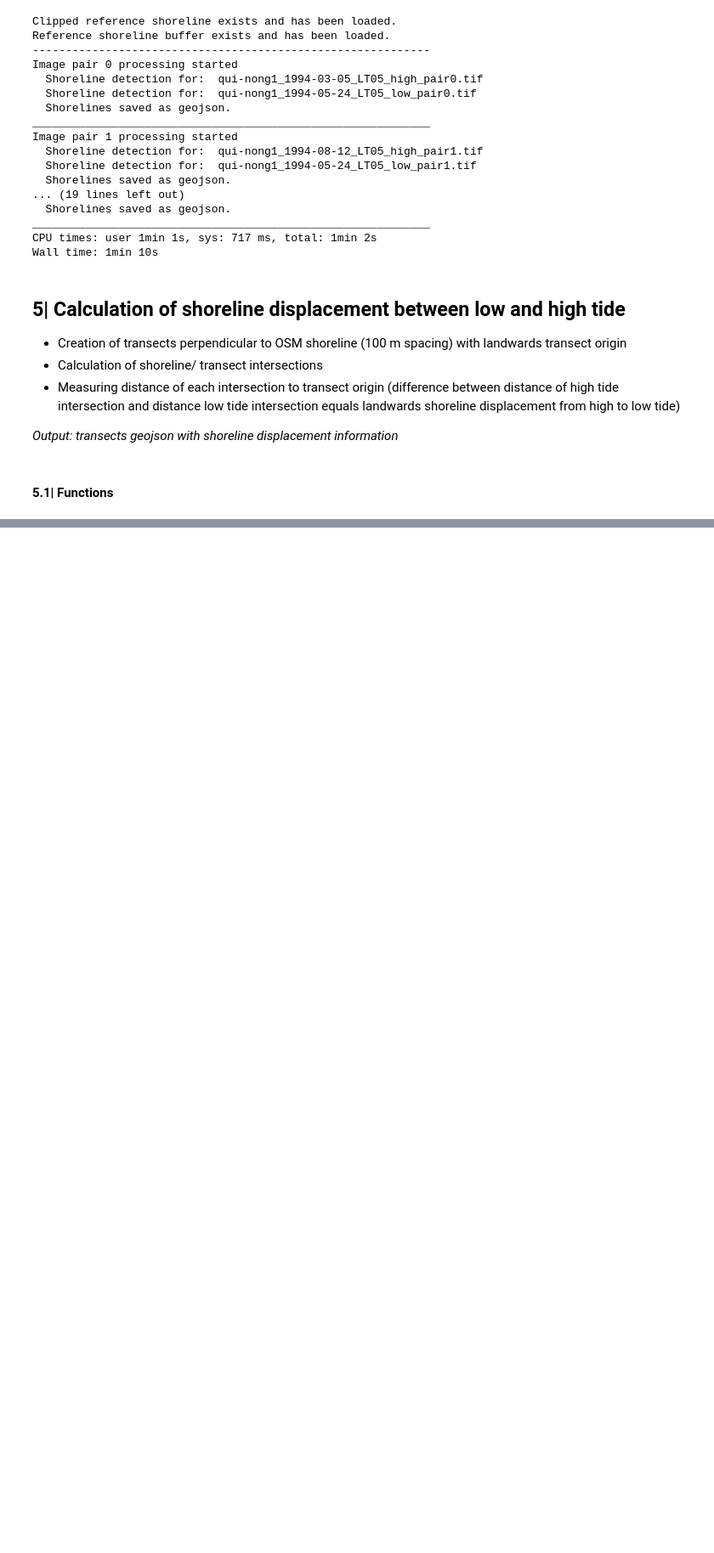
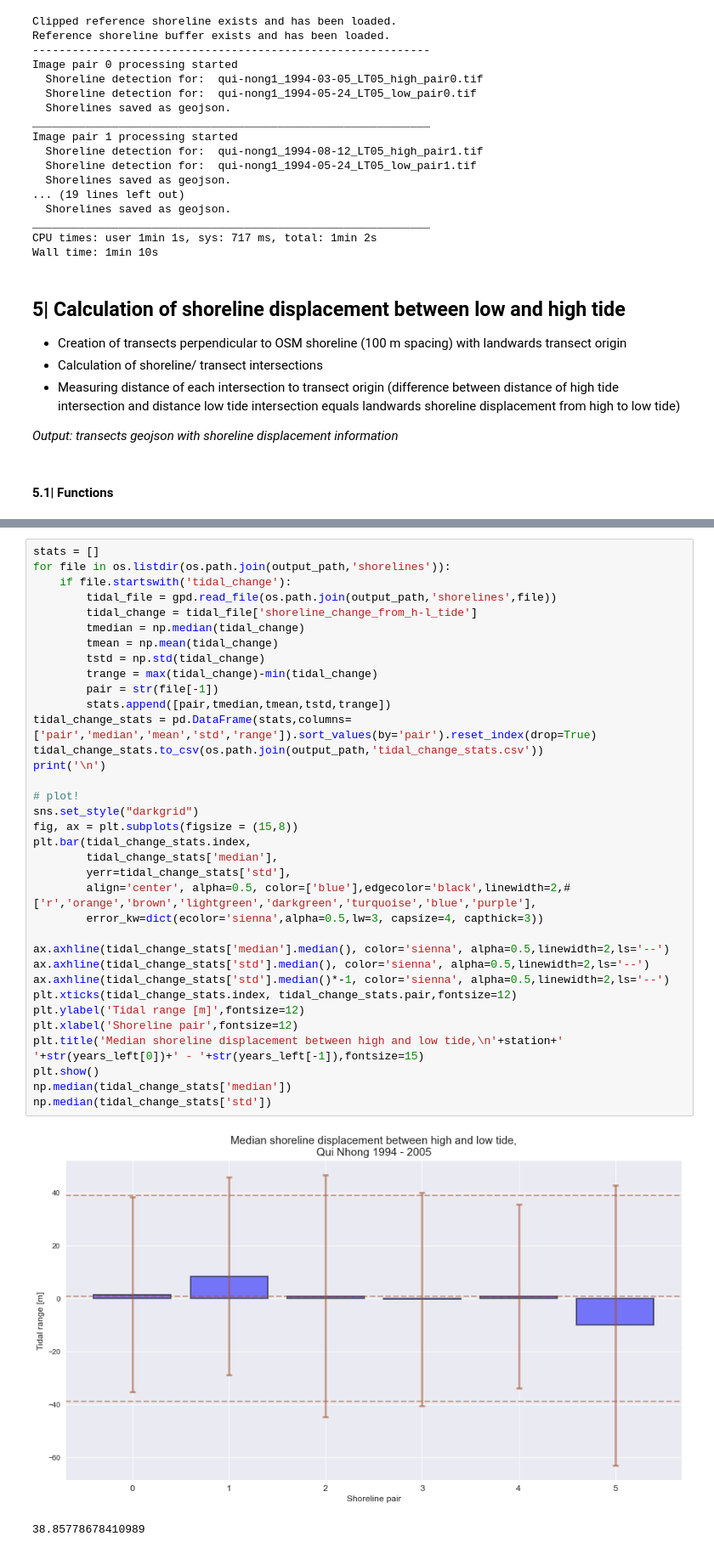
Before and after one commit to ronjalappe/Quantification_tidal_effects_Landsat, a Jupyter notebook: Tidal_effects_Qui-Nhong.ipynb, the cells around one changed output, grey strips where cells are left out. Shown at 85% size. Drawn from its saved outputs; the diff is of its cells as text; blank space fills up the shorter version.

```diff
--- a/Tidal_effects_Qui-Nhong.ipynb
+++ b/Tidal_effects_Qui-Nhong.ipynb
@@ -1275,0 +1331,38 @@ for i, pair in enumerate(shoreline_pairs):
+# %%
+stats = []
+for file in os.listdir(os.path.join(output_path,'shorelines')):
+    if file.startswith('tidal_change'):
+        tidal_file = gpd.read_file(os.path.join(output_path,'shorelines',file))
+        tidal_change = tidal_file['shoreline_change_from_h-l_tide']
+        tmedian = np.median(tidal_change)
+        tmean = np.mean(tidal_change)
+        tstd = np.std(tidal_change)
+        trange = max(tidal_change)-min(tidal_change)
+        pair = str(file[-1])
+        stats.append([pair,tmedian,tmean,tstd,trange])
+tidal_change_stats = pd.DataFrame(stats,columns=['pair','median','mean','std','range']).sort_values(by='pair').reset_index(drop=True)
+tidal_change_stats.to_csv(os.path.join(output_path,'tidal_change_stats.csv'))
+print('\n')
+
+# plot!
+sns.set_style("darkgrid")
+fig, ax = plt.subplots(figsize = (15,8))
+plt.bar(tidal_change_stats.index,
+        tidal_change_stats['median'],
+        yerr=tidal_change_stats['std'],
+        align='center', alpha=0.5, color=['blue'],edgecolor='black',linewidth=2,#['r','orange','brown','lightgreen','darkgreen','turquoise','blue','purple'],
+        error_kw=dict(ecolor='sienna',alpha=0.5,lw=3, capsize=4, capthick=3))
+
+ax.axhline(tidal_change_stats['median'].median(), color='sienna', alpha=0.5,linewidth=2,ls='--')
+ax.axhline(tidal_change_stats['std'].median(), color='sienna', alpha=0.5,linewidth=2,ls='--')
+ax.axhline(tidal_change_stats['std'].median()*-1, color='sienna', alpha=0.5,linewidth=2,ls='--')
+plt.xticks(tidal_change_stats.index, tidal_change_stats.pair,fontsize=12)
+plt.ylabel('Tidal range [m]',fontsize=12)
+plt.xlabel('Shoreline pair',fontsize=12)
+plt.title('Median shoreline displacement between high and low tide,\n'+station+' '+str(years_left[0])+' - '+str(years_left[-1]),fontsize=15)
+plt.show()
+np.median(tidal_change_stats['median'])
+np.median(tidal_change_stats['std'])
+# %% [output]
+[figure, added]
+38.85778678410989
```
Also changed, not shown: parts of 18 cells of this notebook, 24 other files.
